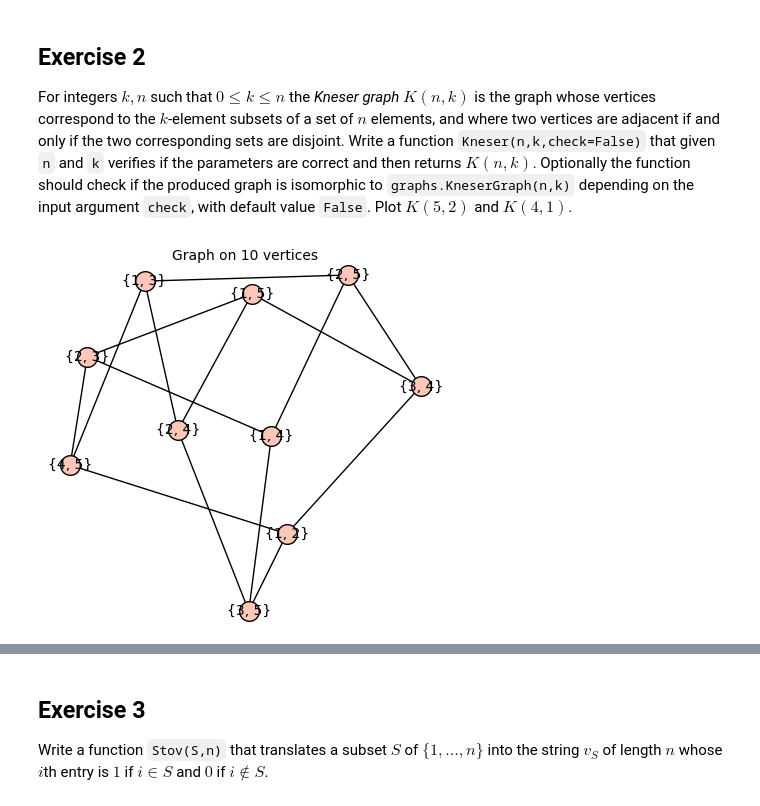
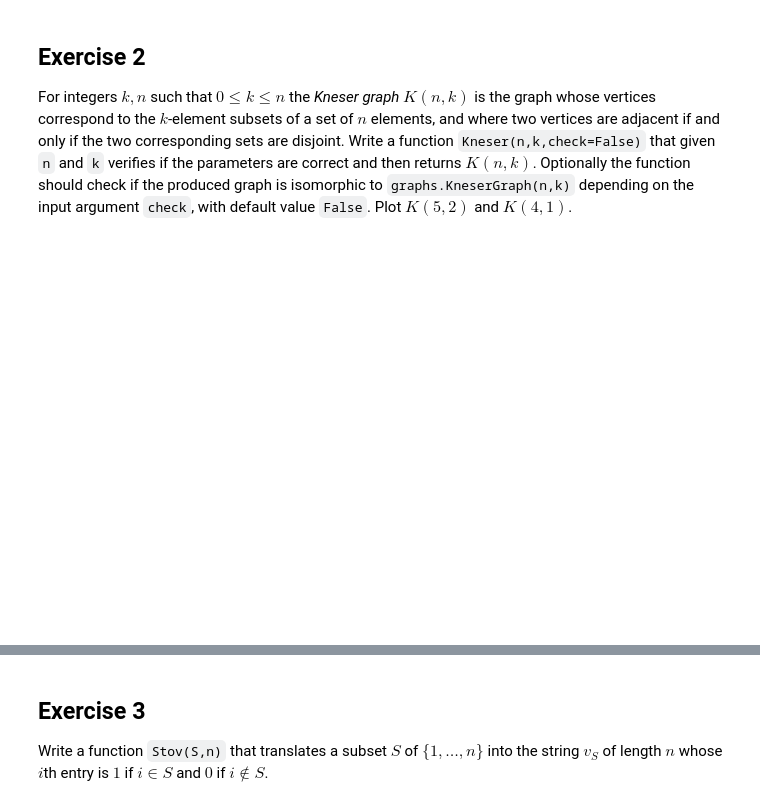
Before and after one commit to CarlosFerLo/graphs, a Jupyter notebook: Sheet 2 23-24.ipynb, the cells around one changed output, grey strips where cells are left out. Drawn from its saved outputs; the diff is of its cells as text; code cells hidden in the pictures.

```diff
--- a/Sheet 2 23-24.ipynb
+++ b/Sheet 2 23-24.ipynb
@@ -152,14 +163,26 @@ Plot $K(5,2)$ and $K(4,1)$.
 # %%
 def Kneser(n,k,check=False):
     G=Graph()
+    # Complete here the code for the exercise
+    if k < 0 or n < 0 or n < k :
+        raise ValueError("Invalid values for k or n. 0 <= k <= n")
 
-    # Complete here the code for the exercise
+    S = Set([ i for i in range(1, n+1)])
+
+    for S in Subsets(S, k) :
+        for T in Subsets(S, k) :
+            if len((S.difference(T)).union(T.difference(S))) == 1 :
+                G.add_edge((S, T))
+
+    if check :
+        if not G.is_isomorphic(graphs.KneserGraph(n, k)) :
+            raise Exception("Check failed.")
 
     return G
 # %%
-Kneser(5,2)
+Kneser(5,2).show()
 # %% [output]
-[figure, old version]
+[figure, new version]
 # %%
 Kneser(3,2)
 # %% [output]
```
Also changed, not shown: parts of 17 cells of this notebook, 1 other file.
